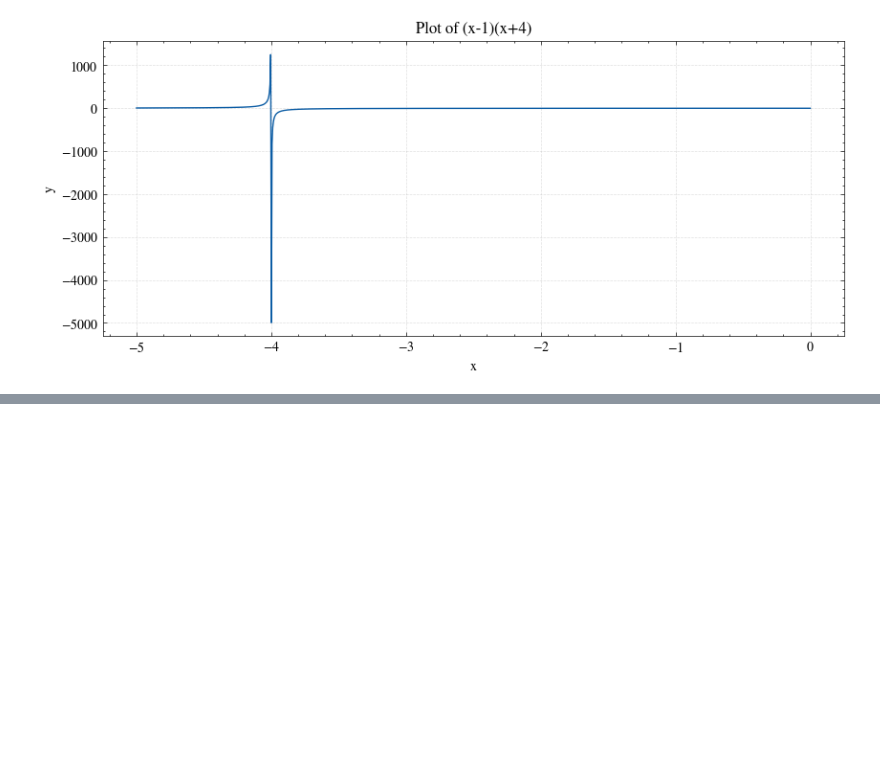
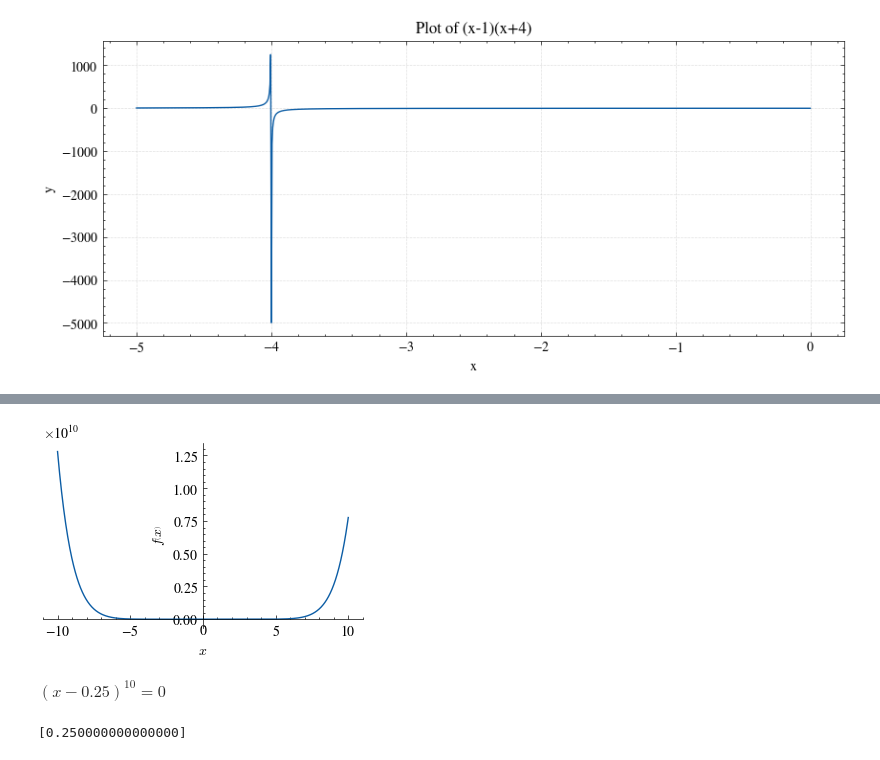
Before and after one commit to ODARI-CHARLES1/mathCompendium, a Jupyter notebook: Alegbra/Elementary_alegbra/ElementaryFunctions.ipynb, the cells around one changed output, grey strips where cells are left out. Saved outputs shown, nothing was run; the diff lists cells and outputs as text; code cells hidden in the pictures; blank space fills up the shorter version.

```diff
--- a/Alegbra/Elementary_alegbra/ElementaryFunctions.ipynb
+++ b/Alegbra/Elementary_alegbra/ElementaryFunctions.ipynb
@@ -47,0 +128,4 @@ fig.savefig("plot.png", dpi=100, bbox_inches="tight")
+# %%
+#Expansion of the expression
+f_exp=sp.expand(f)
+f_exp
@@ -47,0 +150,15 @@ fig.savefig("plot.png", dpi=100, bbox_inches="tight")
+# %%
+#plotting the expression
+sp.plot(f_exp)
+plt.show()
+# %% [output]
+[figure, added]
+# %%
+# obtain the roots
+sp.Eq(f,0)
+# %% [output]
+$\displaystyle \left(x - 0.25\right)^{10} = 0$
+# %%
+sp.solve(f)
+# %% [output]
+[0.250000000000000]
```
Also changed, not shown: parts of 25 cells of this notebook.
